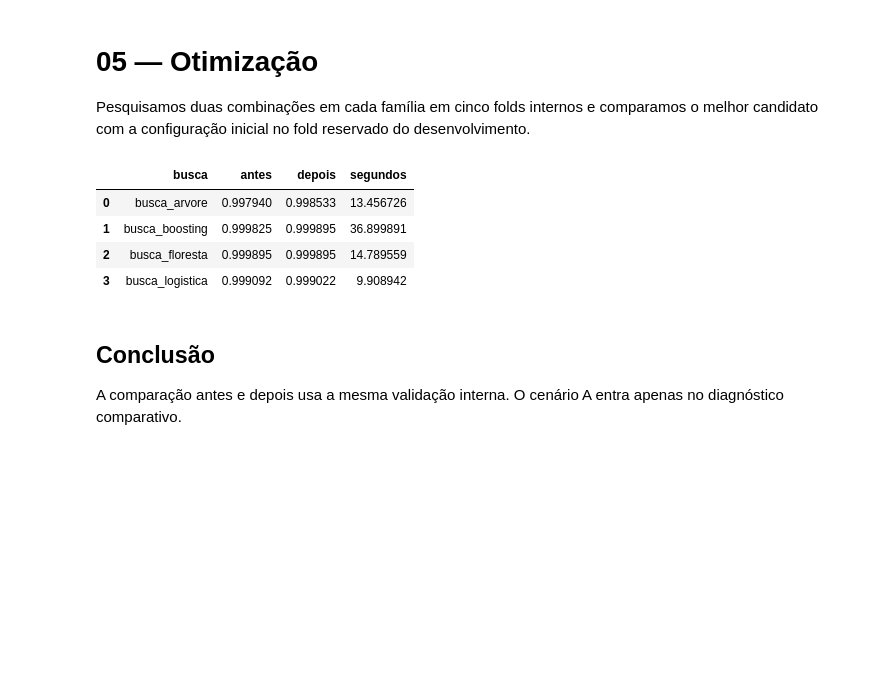
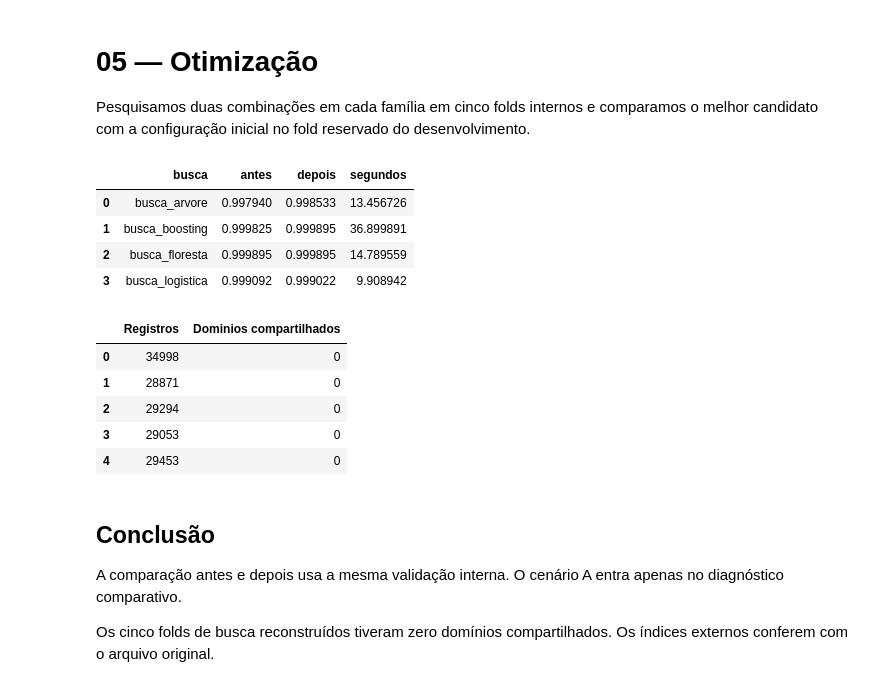
Before and after one commit to Lucas-Amaral-D/phishing, a Jupyter notebook: notebooks/05_otimizacao_hiperparametros.ipynb, the cells around one changed output. Drawn from its saved outputs; the diff is of its cells as text; code cells hidden in the pictures; blank space fills up the shorter version.

```diff
--- a/notebooks/05_otimizacao_hiperparametros.ipynb
+++ b/notebooks/05_otimizacao_hiperparametros.ipynb
@@ -5,25 +5,36 @@ Pesquisamos duas combinações em cada família em cinco folds internos e compar
 # %%
 from pathlib import Path
 import json
 import pandas as pd
 from IPython.display import display, Image
 
 cwd = Path.cwd()
 root = next(path for path in (cwd, *cwd.parents) if (path / "pyproject.toml").is_file())
 exp = root / "results" / "experiments" / "completo-e00004fe47f74cb1994965d5c8d0d5b4"
 final = root / "results" / "final" / "39293c0cc63702da8f5475cb060b878905ac68284c06479919d0f138e8157b8f"
 rows=[]
 for path in sorted(exp.glob("busca_*.json")):
     result=json.loads(path.read_text(encoding="utf-8"))
     rows.append({"busca": path.stem, "antes": result["baseline_holdout"]["f1"], "depois": result["optimized_holdout"]["f1"], "segundos": result["seconds"]})
 display(pd.DataFrame(rows))
+fold_audit = json.loads((exp / "reconstrucao_folds.json").read_text(encoding="utf-8"))
+display(pd.DataFrame({"Registros": fold_audit["tuning_validation_rows"],
+                      "Dominios compartilhados": fold_audit["tuning_overlapping_groups"]}))
 # %% [output]
 |  | busca | antes | depois | segundos |
 | 0 | busca_arvore | 0.997940 | 0.998533 | 13.456726 |
 | 1 | busca_boosting | 0.999825 | 0.999895 | 36.899891 |
 | 2 | busca_floresta | 0.999895 | 0.999895 | 14.789559 |
 | 3 | busca_logistica | 0.999092 | 0.999022 | 9.908942 |
+|  | Registros | Dominios compartilhados |
+| 0 | 34998 | 0 |
+| 1 | 28871 | 0 |
+| 2 | 29294 | 0 |
+| 3 | 29053 | 0 |
+| 4 | 29453 | 0 |
 # %% [markdown]
 ## Conclusão
 
 A comparação antes e depois usa a mesma validação interna. O cenário A entra apenas no diagnóstico comparativo.
+
+Os cinco folds de busca reconstruídos tiveram zero domínios compartilhados. Os índices externos conferem com o arquivo original.
```
Also changed, not shown: 5 other files.
